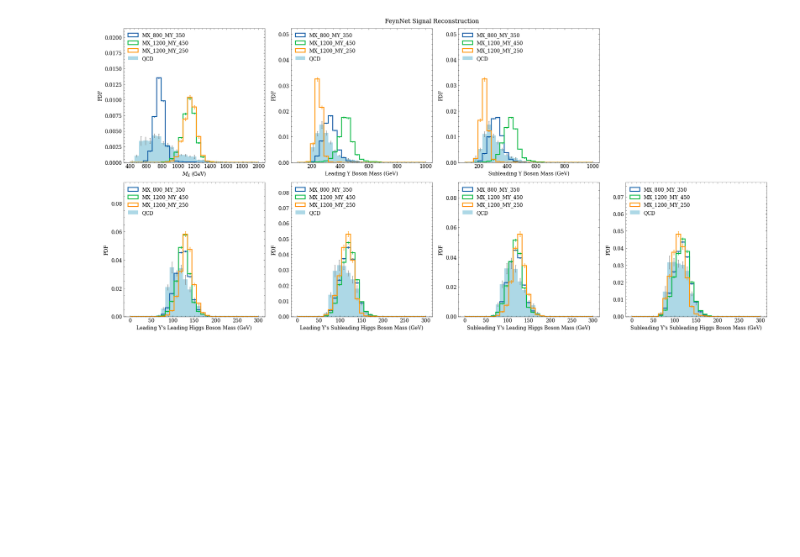
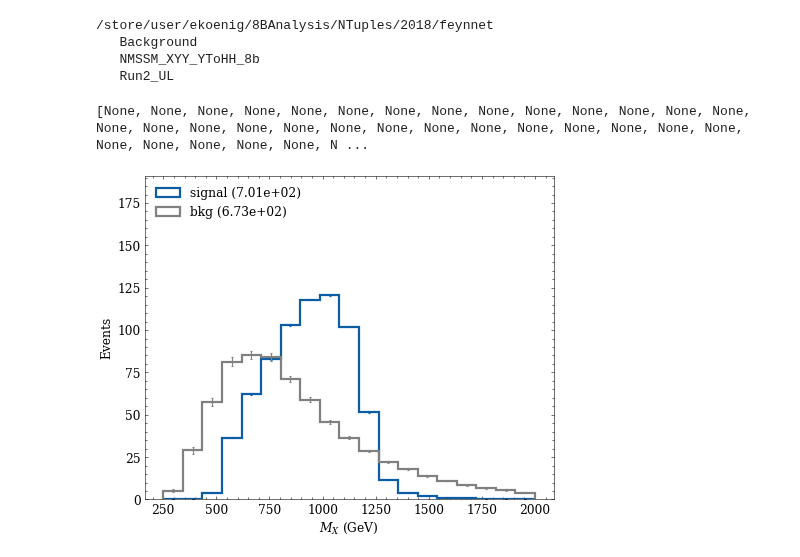
Before and after one commit to ekoenig4/analysis, a Jupyter notebook: jupyter/feynnet/x_yy_4h_8b/feynnet_reweighting.ipynb, the cells around one changed output. Saved outputs shown, nothing was run; the diff lists cells and outputs as text; code cells hidden in the pictures; blank space fills up the shorter version.

```diff
--- a/jupyter/feynnet/x_yy_4h_8b/feynnet_reweighting.ipynb
+++ b/jupyter/feynnet/x_yy_4h_8b/feynnet_reweighting.ipynb
@@ -224,13 +26,30 @@ study.quick(
-# %%
-study.quick(
-    eightb_signal[[7, 30, 26]]+bkg,
-    masks=lambda t : np.sqrt( ak.sum((t.higgs_m-125)**2,axis=1) ) < 125/2,
-    legend=True,
-    h_label_stat=None,
-    varlist=['X_m','Y1_m','Y2_m',None,'H1Y1_m','H2Y1_m','H1Y2_m','H2Y2_m'],
-    suptitle='FeynNet Signal Reconstruction',
-    lumi=None,
-    density=True,
-)
-# %% [output]
-[figure, removed]
+# %%
+module
+# %% [output]
+/store/user/ekoenig/8BAnalysis/NTuples/2018/feynnet
+   Background
+   NMSSM_XYY_YToHH_8b
+   Run2_UL
+# %%
+# signal = ObjIter([])
+signal = ObjIter([Tree(f, report=False, altfile='split_0_reweight_eightb_train_{base}') for f in tqdm(module.feynnet_signal_list)])
+# %%
+f_bkg = f'{module.path}/Background/ntuple.root'
+bkg = ObjIter([Tree(f_bkg, altfile='split_0_reweight_train_{base}')])
+# %%
+(signal + bkg).apply(lambda t : t.extend(scale=t.dataset_norm_abs_scale))
+# %% [output]
+[None, None, None, None, None, None, None, None, None, None, None, None, None, None, None, None, None, None, None, None, None, None, None, None, None, None, None, None, None, None, None, None, None, N ...
+# %%
+study.quick_region(
+    signal, bkg,
+    legend=True,
+    label=['signal', 'bkg'],
+    h_color=[None, 'grey'],
+    scale=lambda t : 1/33 if t.is_signal else 1,
+    varlist=['X_m'],
+    binlist=[(250,2000,20)],
+    lumi=None,
+)
+# %% [output]
+[figure, added]
```
Also changed, not shown: parts of 36 cells of this notebook, 2 other files.
